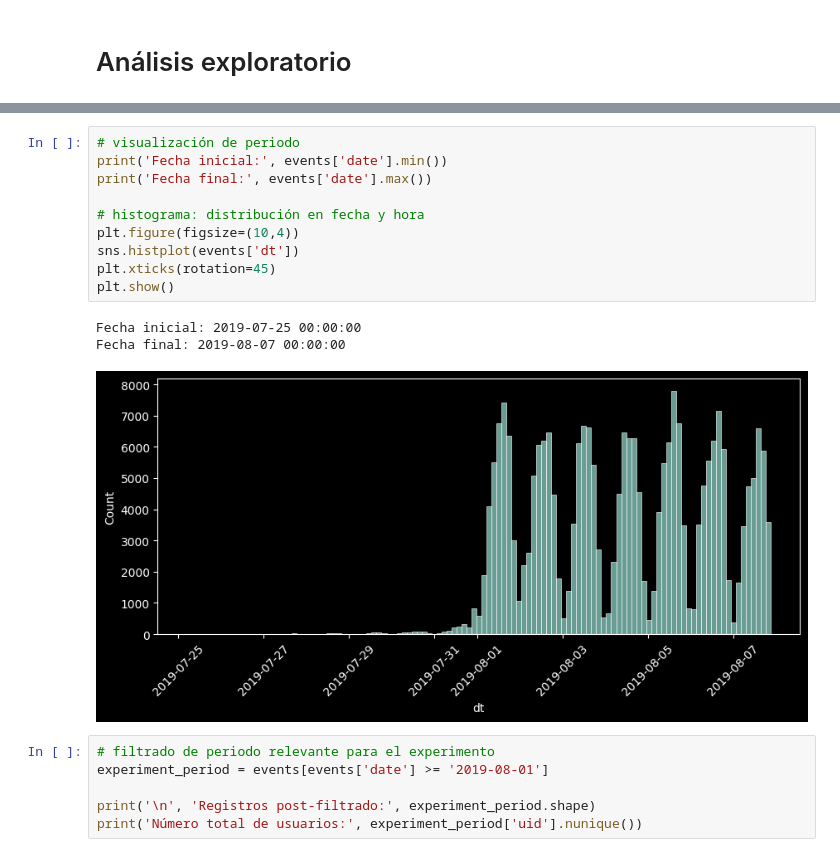
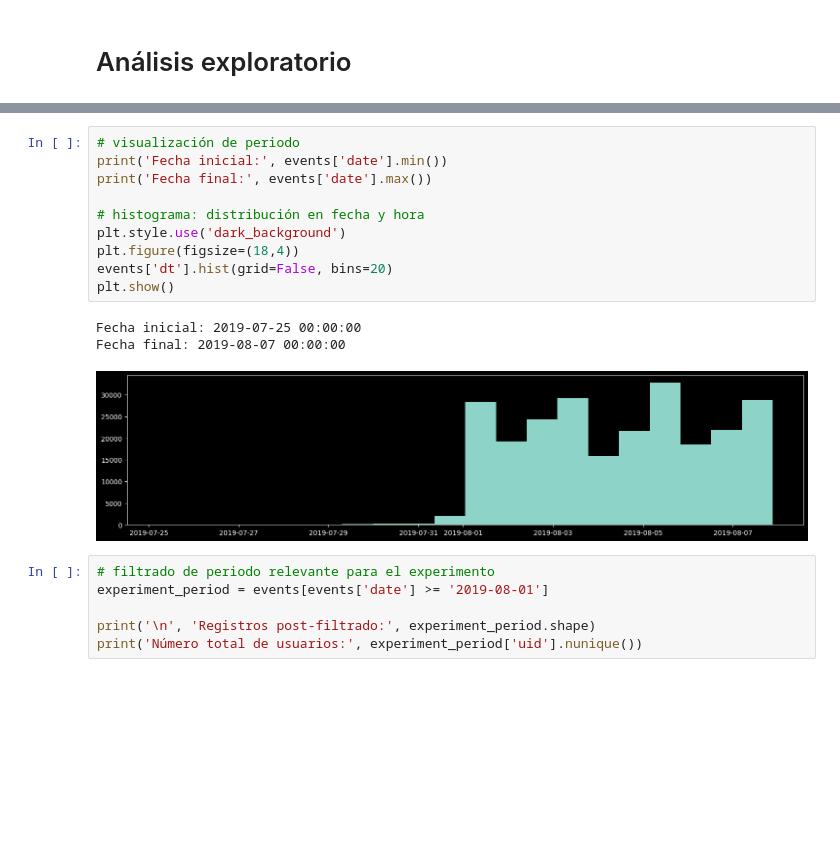
Before and after one commit to XivxnX/analisis_food-store, a Jupyter notebook: analisis_food-store.ipynb, the cells around one changed output, grey strips where cells are left out. Cells and saved outputs as stored; diff of their text form; blank space fills up the shorter version.

```diff
--- a/analisis_food-store.ipynb
+++ b/analisis_food-store.ipynb
@@ -153,17 +141,17 @@ Promedio de eventos por usuario: 2.6744802012978415
 # %%
 # visualización de periodo
 print('Fecha inicial:', events['date'].min())
 print('Fecha final:', events['date'].max())
 
 # histograma: distribución en fecha y hora
-plt.figure(figsize=(10,4))
-sns.histplot(events['dt'])
-plt.xticks(rotation=45)
+plt.style.use('dark_background')
+plt.figure(figsize=(18,4))
+events['dt'].hist(grid=False, bins=20)
 plt.show()
 # %% [output]
 Fecha inicial: 2019-07-25 00:00:00
 Fecha final: 2019-08-07 00:00:00
-[figure, old version]
+[figure, new version]
 # %%
 # filtrado de periodo relevante para el experimento
 experiment_period = events[events['date'] >= '2019-08-01']
```
Also changed, not shown: parts of 10 cells of this notebook.
